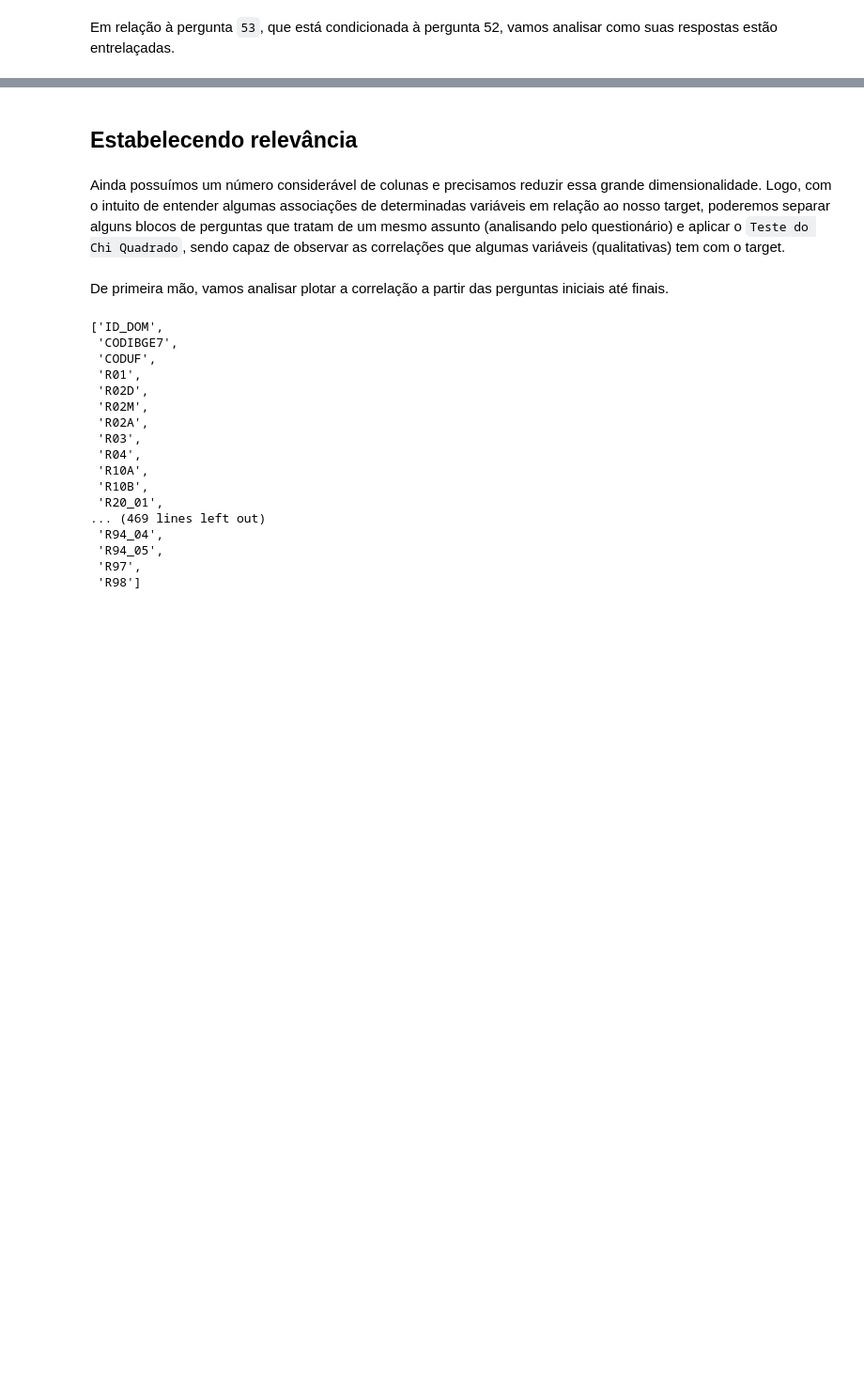
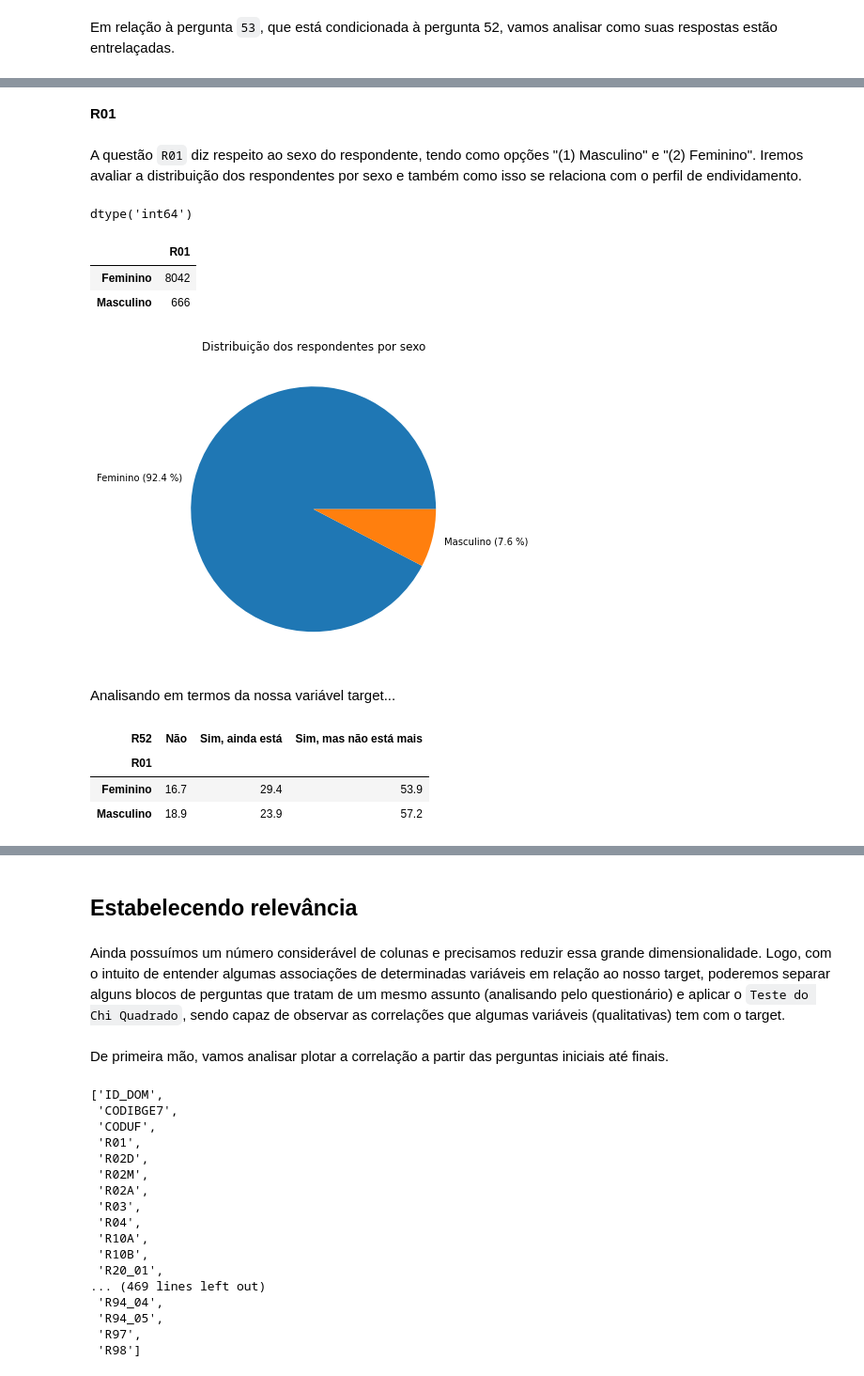
Before and after one commit to insper-classroom/23-1a-cd-p2-anderson_samuel_vinicius, a Jupyter notebook: Relatório.ipynb, the cells around one changed output, grey strips where cells are left out. Shown at 94% size. Drawn from its saved outputs; the diff is of its cells as text; code cells hidden in the pictures; blank space fills up the shorter version.

```diff
--- a/Relatório.ipynb
+++ b/Relatório.ipynb
@@ -396,0 +568,8 @@ Em relação à pergunta `53`, que está condicionada à pergunta 52, vamos anal
+# %% [markdown]
+**R01**
+# %% [markdown]
+A questão `R01` diz respeito ao sexo do respondente, tendo como opções "(1) Masculino" e "(2) Feminino". Iremos avaliar a distribuição dos respondentes por sexo e também como isso se relaciona com o perfil de endividamento.
+# %%
+responsaveis_df.R01.dtypes
+# %% [output]
+dtype('int64')
@@ -396,0 +579,24 @@ Em relação à pergunta `53`, que está condicionada à pergunta 52, vamos anal
+# %%
+valores_sexo = responsaveis_df.R01.value_counts()
+valores_sexo.to_frame()
+# %% [output]
+|  | R01 |
+| Feminino | 8042 |
+| Masculino | 666 |
+# %%
+plt.figure(figsize=(10,6))
+plt.pie(valores_sexo, labels=[f'Feminino ({valores_sexo[0]*100/sum(valores_sexo):.1f} %)', f'Masculino ({valores_sexo[1]*100/sum(valores_sexo):.1f} %)'])
+plt.title('Distribuição dos respondentes por sexo')
+plt.show()
+# %% [output]
+[figure, added]
+# %% [markdown]
+Analisando em termos da nossa variável target...
+# %%
+serasa_x_sexo = pd.crosstab(responsaveis_df.R01, responsaveis_df.R52, normalize='index').round(3)*100
+serasa_x_sexo
+# %% [output]
+| R52 | Não | Sim, ainda está | Sim, mas não está mais |
+| R01 |  |  |  |
+| Feminino | 16.7 | 29.4 | 53.9 |
+| Masculino | 18.9 | 23.9 | 57.2 |
```
Also changed, not shown: parts of 45 cells of this notebook.
